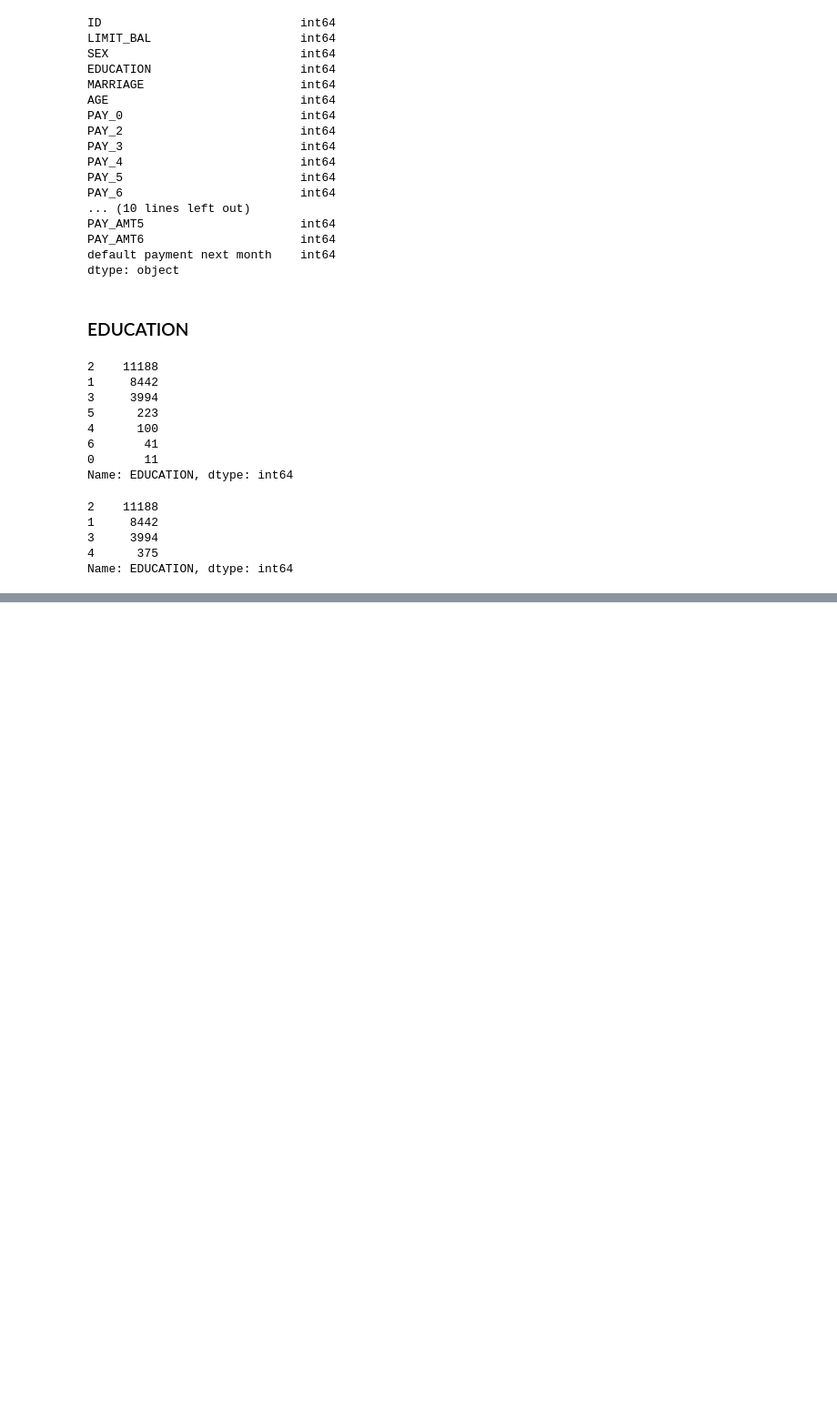
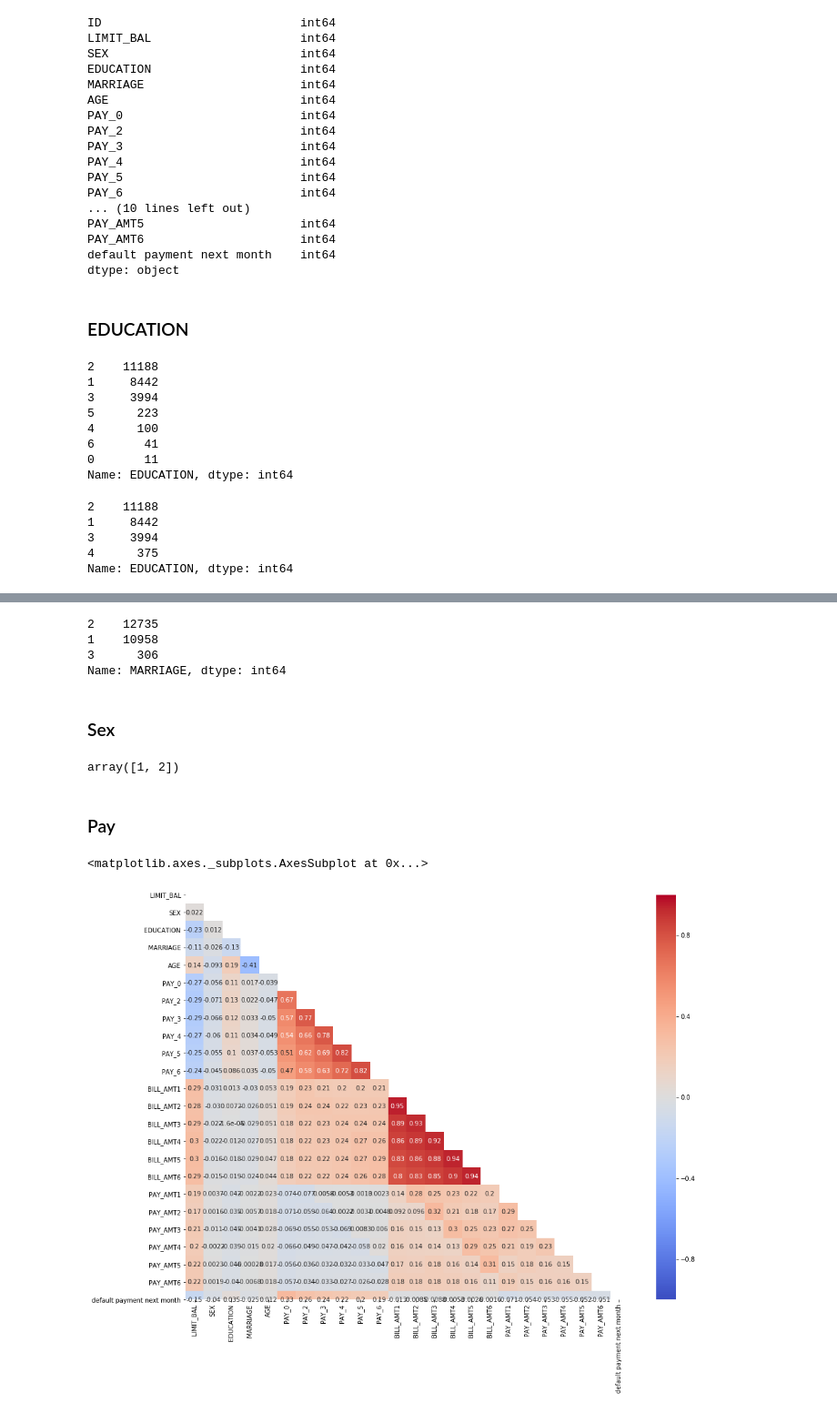
Before and after one commit to emilia329/CreditCard, a Jupyter notebook: EDA.ipynb, the cells around one changed output, grey strips where cells are left out. Shown at 91% size. Drawn from its saved outputs; the diff is of its cells as text; code cells hidden in the pictures; blank space fills up the shorter version.

```diff
--- a/EDA.ipynb
+++ b/EDA.ipynb
@@ -107,0 +120,17 @@ Name: EDUCATION, dtype: int64
+# %%
+df['MARRIAGE'].replace(0, 3, inplace=True)
+
+df['MARRIAGE'].value_counts()
+# %% [output]
+2    12735
+1    10958
+3      306
+Name: MARRIAGE, dtype: int64
+# %% [markdown]
+### Sex
+# %%
+df['SEX'].unique()
+# %% [output]
+array([1, 2])
+# %% [markdown]
+### Pay
@@ -107,0 +144,7 @@ Name: EDUCATION, dtype: int64
+# %%
+f, ax = plt.subplots(figsize=(16, 12))
+matrix = np.triu(df.corr())
+sns.heatmap(df.corr(), annot = True, vmin=-1, vmax=1, center= 0, cmap= 'coolwarm', mask = matrix)
+# %% [output]
+<matplotlib.axes._subplots.AxesSubplot at 0x...>
+[figure, added]
```
Also changed, not shown: parts of 5 cells of this notebook.
